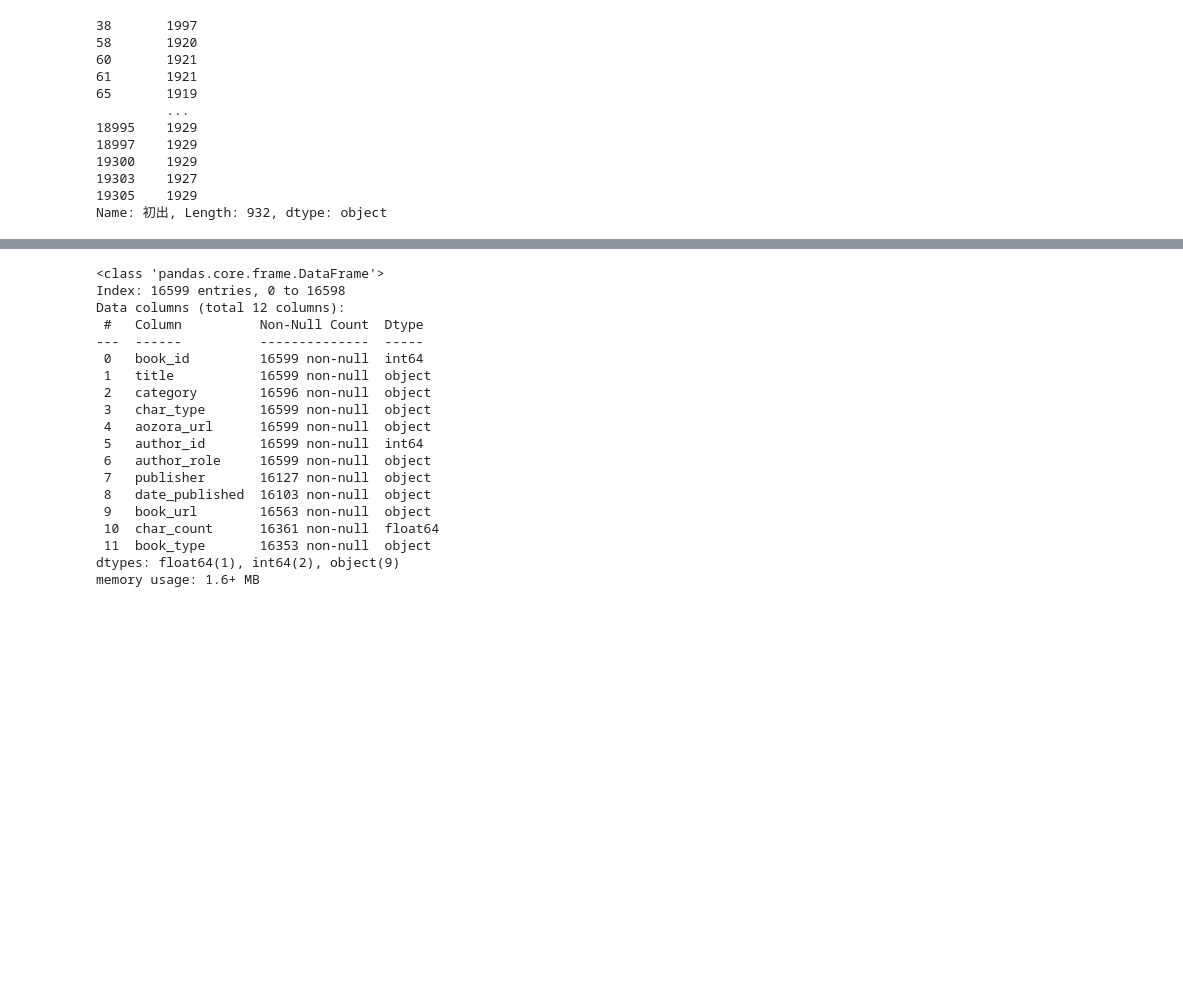
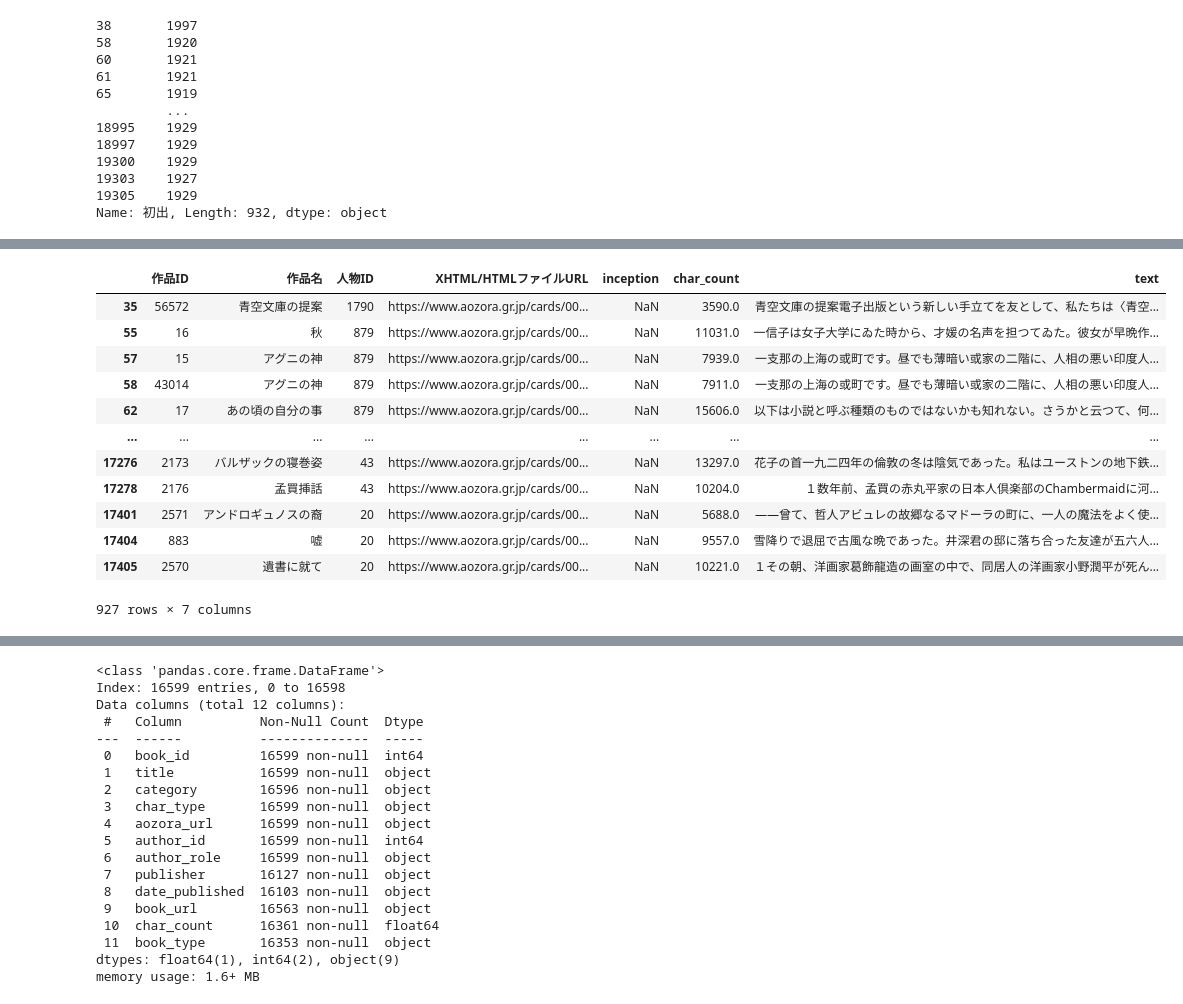
Before and after one commit to j-chowder/japanese_literature, a Jupyter notebook: eda.ipynb, the cells around one changed output, grey strips where cells are left out. Saved outputs shown, nothing was run; the diff lists cells and outputs as text; code cells hidden in the pictures; blank space fills up the shorter version.

```diff
--- a/eda.ipynb
+++ b/eda.ipynb
@@ -132,0 +169,2 @@ new_years
+# %%
+new_years = new_years[['作品ID', 'inception']]
@@ -132,0 +187,2 @@ new_years
+# %%
+df = books[books['作品ID'].isin(add)]
@@ -132,0 +209,16 @@ new_years
+# %%
+books[books['作品ID'].isin(added['作品ID'].values)]
+# %% [output]
+|  | 作品ID | 作品名 | 人物ID | XHTML/HTMLファイルURL | inception | char_count | text |
+| 35 | 56572 | 青空文庫の提案 | 1790 | https://www.aozora.gr.jp/cards/00... | NaN | 3590.0 | 青空文庫の提案電子出版という新しい手立てを友として、私たちは〈青空... |
+| 55 | 16 | 秋 | 879 | https://www.aozora.gr.jp/cards/00... | NaN | 11031.0 | 一信子は女子大学にゐた時から、才媛の名声を担つてゐた。彼女が早晩作... |
+| 57 | 15 | アグニの神 | 879 | https://www.aozora.gr.jp/cards/00... | NaN | 7939.0 | 一支那の上海の或町です。昼でも薄暗い或家の二階に、人相の悪い印度人... |
+| 58 | 43014 | アグニの神 | 879 | https://www.aozora.gr.jp/cards/00... | NaN | 7911.0 | 一支那の上海の或町です。昼でも薄暗い或家の二階に、人相の悪い印度人... |
+| 62 | 17 | あの頃の自分の事 | 879 | https://www.aozora.gr.jp/cards/00... | NaN | 15606.0 | 以下は小説と呼ぶ種類のものではないかも知れない。さうかと云つて、何... |
+| ... | ... | ... | ... | ... | ... | ... | ... |
+| 17276 | 2173 | バルザックの寝巻姿 | 43 | https://www.aozora.gr.jp/cards/00... | NaN | 13297.0 | 花子の首一九二四年の倫敦の冬は陰気であった。私はユーストンの地下鉄... |
+| 17278 | 2176 | 孟買挿話 | 43 | https://www.aozora.gr.jp/cards/00... | NaN | 10204.0 | １数年前、孟買の赤丸平家の日本人倶楽部のChambermaidに河... |
+| 17401 | 2571 | アンドロギュノスの裔 | 20 | https://www.aozora.gr.jp/cards/00... | NaN | 5688.0 | ――曾て、哲人アビュレの故郷なるマドーラの町に、一人の魔法をよく使... |
+| 17404 | 883 | 嘘 | 20 | https://www.aozora.gr.jp/cards/00... | NaN | 9557.0 | 雪降りで退屈で古風な晩であった。井深君の邸に落ち合った友達が五六人... |
+| 17405 | 2570 | 遺書に就て | 20 | https://www.aozora.gr.jp/cards/00... | NaN | 10221.0 | １その朝、洋画家葛飾龍造の画室の中で、同居人の洋画家小野潤平が死ん... |
+927 rows × 7 columns
```
Also changed, not shown: parts of 25 cells of this notebook, 1 other file.
